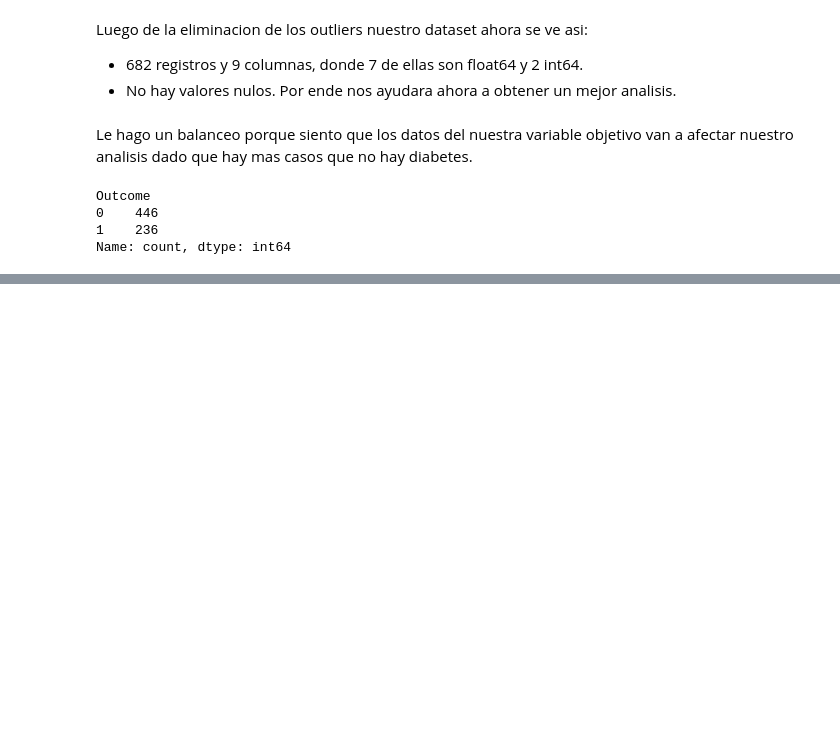
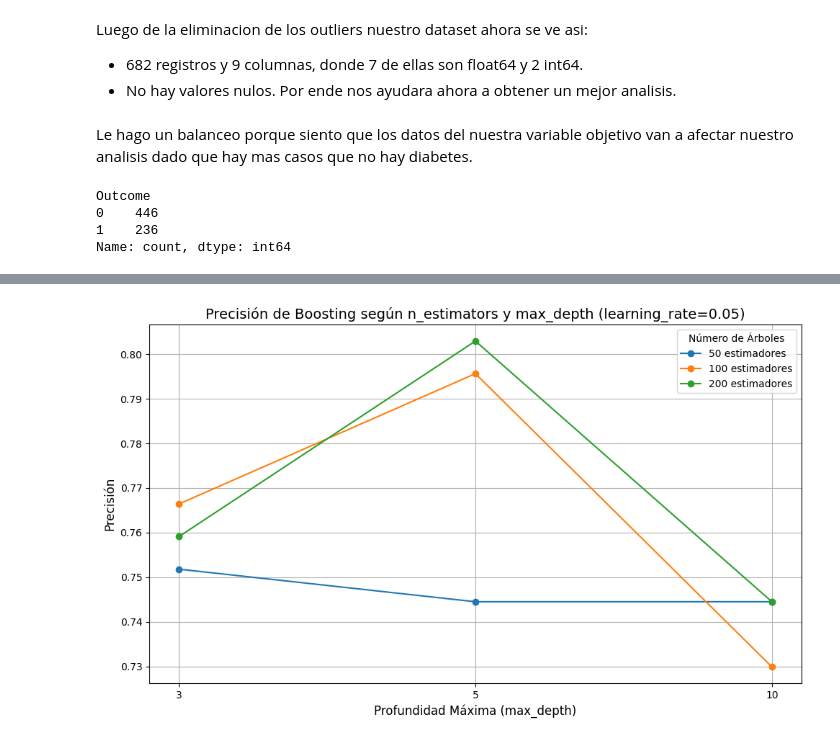
Before and after one commit to 4GeeksAcademy/Arbol2222, a Jupyter notebook: src/explore.ipynb, the cells around one changed output, grey strips where cells are left out. Cells and saved outputs as stored; diff of their text form; code cells hidden in the pictures; blank space fills up the shorter version.

```diff
--- a/src/explore.ipynb
+++ b/src/explore.ipynb
@@ -598 +598,29 @@ El modelo optimizado presentó los siguientes resultados:
 El recall de pacientes diabéticos mejoró respecto a los modelos anteriores, indicando que el modelo detecta más casos verdaderos de diabetes. La precisión general también ha aumentado, mostrando un balance positivo entre precisión y sensibilidad.
+# %%
+from sklearn.ensemble import GradientBoostingClassifier
+
+# hiperparámetros a probar
+n_estimators_list = [50, 100, 200]
+learning_rate_list = [0.01, 0.05, 0.1]
+max_depth_list = [3, 5, 10]
+
+# Matriz para guardar resultados
+boosting_results = np.zeros((len(n_estimators_list), len(learning_rate_list), len(max_depth_list)))
+
+# Entrenamiento y evaluación
+for i, n in enumerate(n_estimators_list):
+    for j, lr in enumerate(learning_rate_list):
+        for k, d in enumerate(max_depth_list):
+            gb = GradientBoostingClassifier(n_estimators=n, learning_rate=lr, max_depth=d, random_state=42)
+            gb.fit(X_train_scaled_balance, y_train_balanced)
+            y_pred = gb.predict(X_test_scaled)
+            acc = accuracy_score(y_test, y_pred)
+            boosting_results[i, j, k] = acc
+
+# Mostrar mejores resultados
+boosting_df = pd.DataFrame(boosting_results.reshape(-1, 3), columns=["Precisión", "Learning Rate", "Max Depth"])
+boosting_df.to_csv('resultados_boosting_optimizado.csv')
+print(boosting_df)
+
+best_boosting_acc = np.max(boosting_results)
+print(f"Mejor precisión de Boosting: {best_boosting_acc:.3f}")
@@ -598,0 +639,15 @@ El recall de pacientes diabéticos mejoró respecto a los modelos anteriores, in
+# %%
+# Grafico
+fig, ax = plt.subplots(figsize=(10, 6))
+for i, n in enumerate(n_estimators_list):
+    ax.plot([str(d) for d in max_depth_list], boosting_results[i, 1, :], marker='o', label=f'{n} estimadores')
+ax.set_title('Precisión de Boosting según n_estimators y max_depth (learning_rate=0.05)', fontsize=14)
+ax.set_xlabel('Profundidad Máxima (max_depth)', fontsize=12)
+ax.set_ylabel('Precisión', fontsize=12)
+ax.legend(title='Número de Árboles')
+plt.grid(True)
+plt.tight_layout()
+plt.savefig("precision_boosting_optimizado.png")
+plt.show()
+# %% [output]
+[figure, added]
```
Also changed, not shown: parts of 21 cells of this notebook, 5 other files.
